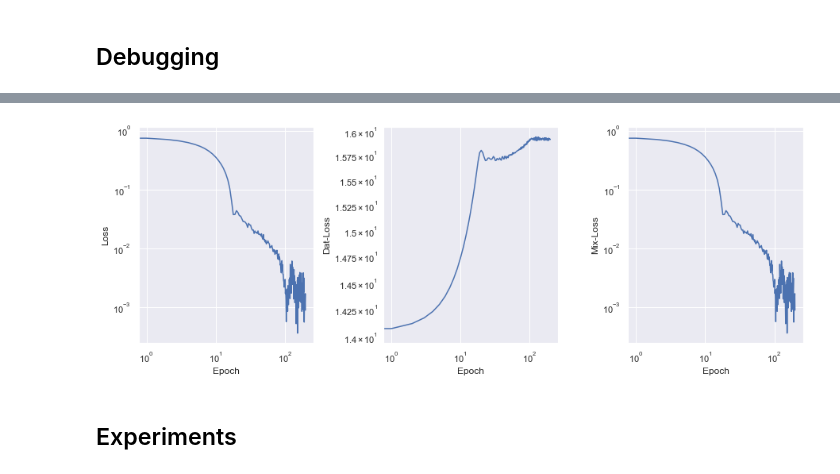
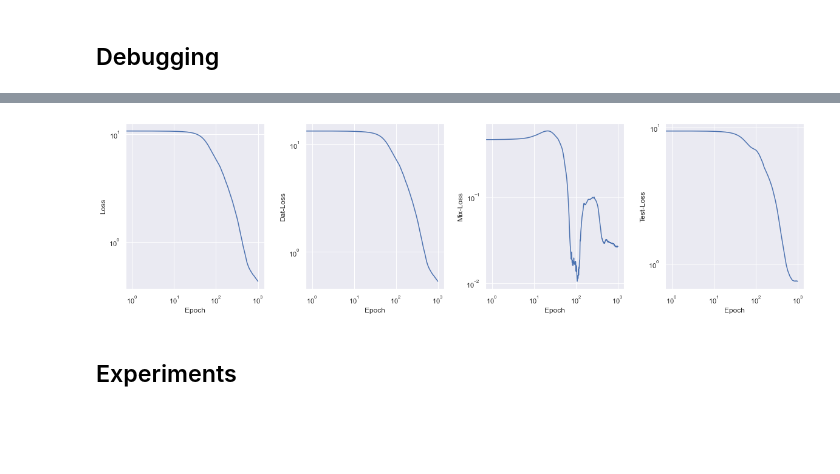
Before and after one commit to nitaifingerhut/double_machine_learning, a Jupyter notebook: diagnostic.ipynb, the cells around one changed output, grey strips where cells are left out. Drawn from its saved outputs; the diff is of its cells as text; code cells hidden in the pictures; blank space fills up the shorter version.

```diff
--- a/diagnostic.ipynb
+++ b/diagnostic.ipynb
@@ -55,8 +52,8 @@ train, test = train_test_split(y, d, x)
 bbox = CoupledMachineLearning(true_model, train['x'].shape[1]+1, hidden_dims=(5, 5),
                               activation_params=dict(negative_slope=0.1))
 
-_, dm, dl = bbox.fit(train['x'], train['d'], train['y'], reg_labmda=gamma,
-                     batch_size=100, max_epochs=20, lr=0.001)
+_, dm, dl = bbox.fit(train, test, reg_labmda=gamma,
+                     batch_size=100, max_epochs=1000, lr=0.001)
 
 m_hat, l_hat = bbox.predict(test['x'], test['d'])
 # %%
@@ -83,30 +80,36 @@ test bias: 0.13789
 # %%
 history = pd.DataFrame(bbox.history).groupby('Epoch').mean().reset_index()
 
-fig, axs = plt.subplots(1,3, figsize=(15, 5))
+fig, axs = plt.subplots(1,4, figsize=(20, 5))
 
 axs[0].plot(history['Epoch'], history['Loss'])
 axs[0].set_ylabel("Loss")
 axs[0].set_xlabel("Epoch")
 axs[0].set_xscale("log")
 axs[0].set_yscale("log")
 
 axs[1].plot(history['Epoch'], history['Dat-Loss'])
 axs[1].set_ylabel("Dat-Loss")
 axs[1].set_xlabel("Epoch")
 axs[1].set_xscale("log")
 axs[1].set_yscale("log")
 
 axs[2].plot(history['Epoch'], history['Mix-Loss'])
 axs[2].set_ylabel("Mix-Loss")
 axs[2].set_xlabel("Epoch")
 axs[2].set_xscale("log")
 axs[2].set_yscale("log")
 
-plt.subplots_adjust(wspace=0.4)
+axs[3].plot(history['Epoch'], history['Test-Loss'])
+axs[3].set_ylabel("Test-Loss")
+axs[3].set_xlabel("Epoch")
+axs[3].set_xscale("log")
+axs[3].set_yscale("log")
+
+plt.subplots_adjust(wspace=0.30)
 plt.show()
 # %% [output]
-[figure, old version]
+[figure, new version]
 # %% [markdown]
 ## Experiments
 # %%
```
Also changed, not shown: parts of 9 cells of this notebook, 5 other files.
